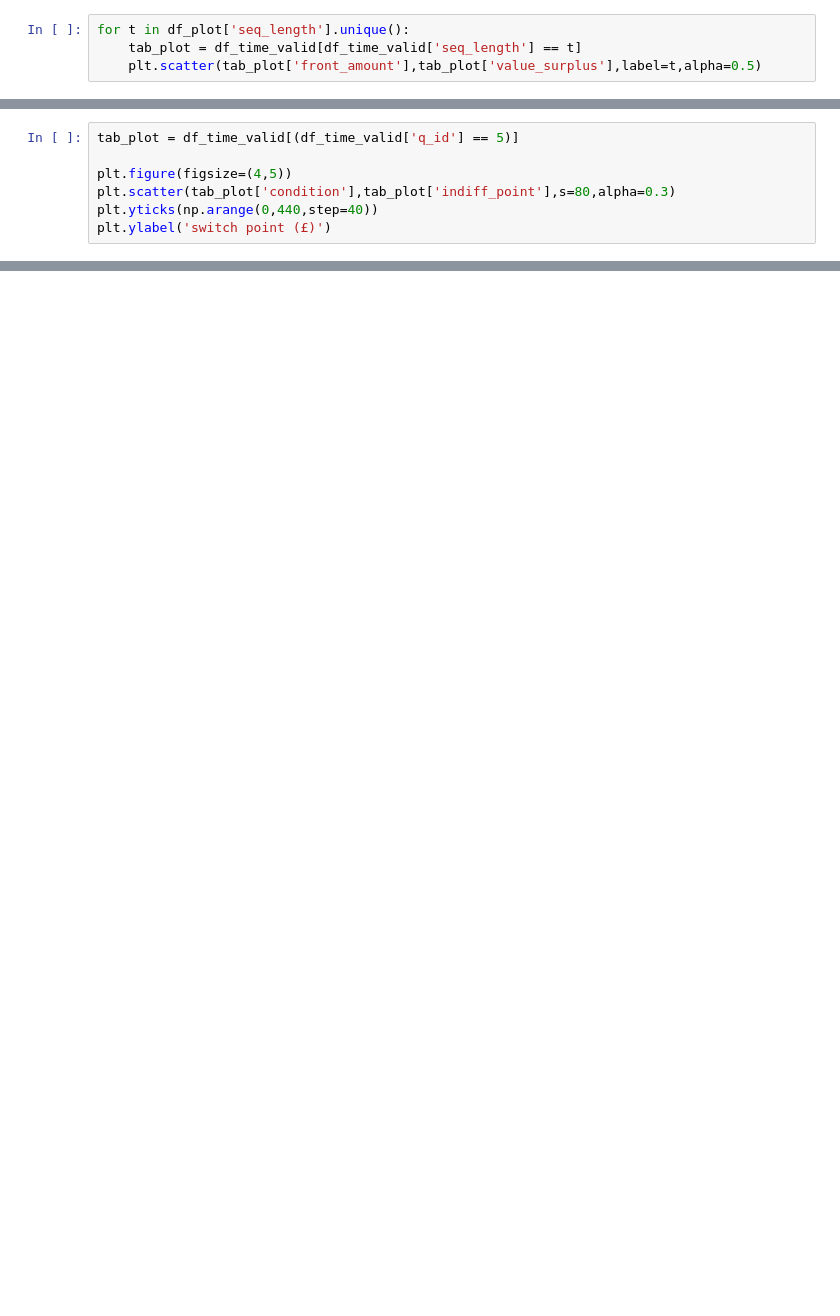
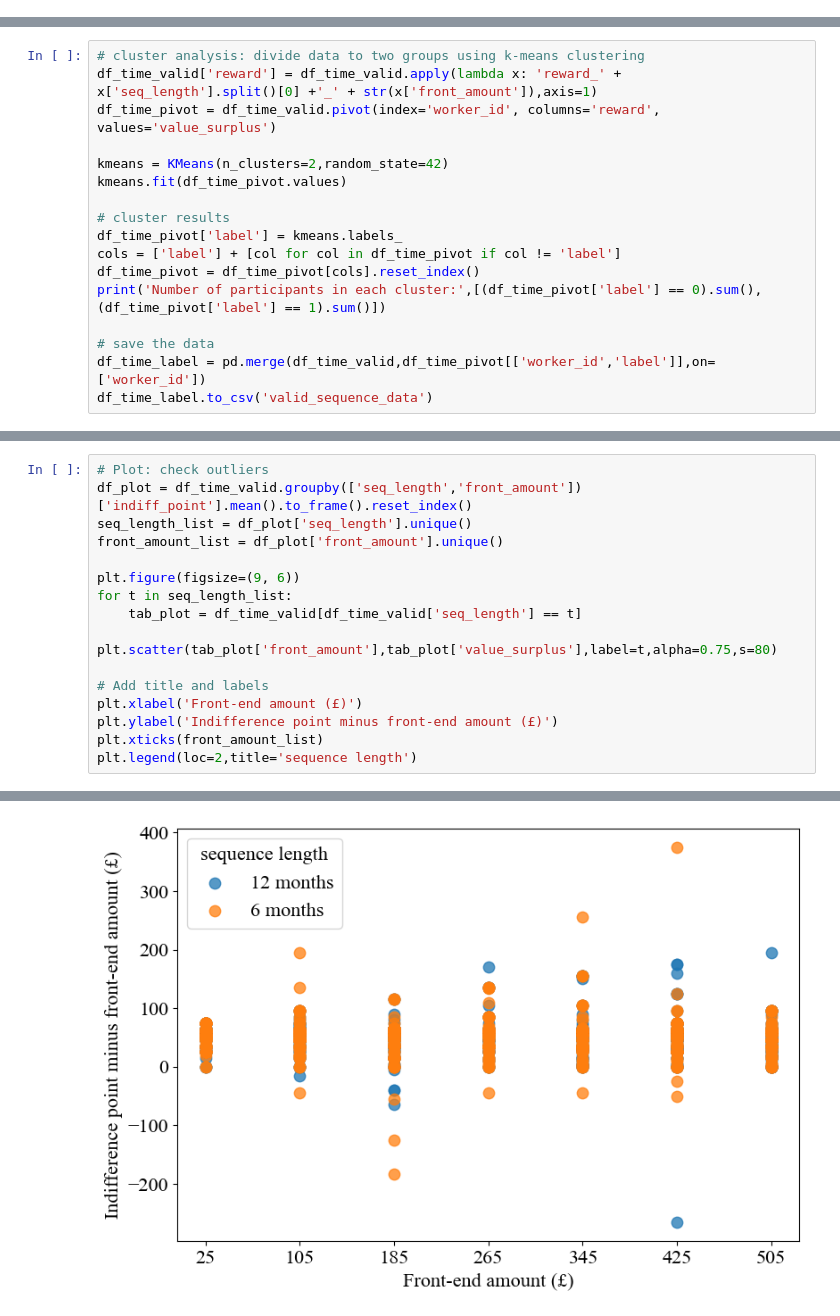
Before and after one commit to zarkwang/attention_discount_project, a Jupyter notebook: experiment_2/analysis.ipynb, the cells around one changed output, grey strips where cells are left out. Saved outputs shown, nothing was run; the diff lists cells and outputs as text; blank space fills up the shorter version.

Commit message:
regression analysis

```diff
--- a/experiment_2/analysis.ipynb
+++ b/experiment_2/analysis.ipynb
@@ -250,4 +0,0 @@ Text(0, 0.5, 'switch point minus front-end amount (£)')
-# %%
-for t in df_plot['seq_length'].unique():
-    tab_plot = df_time_valid[df_time_valid['seq_length'] == t]
-    plt.scatter(tab_plot['front_amount'],tab_plot['value_surplus'],label=t,alpha=0.5)
@@ -501,7 +0,0 @@ Text(0, 0.5, 'frequency')
-# %%
-tab_plot = df_time_valid[(df_time_valid['q_id'] == 5)]
-
-plt.figure(figsize=(4,5))
-plt.scatter(tab_plot['condition'],tab_plot['indiff_point'],s=80,alpha=0.3)
-plt.yticks(np.arange(0,440,step=40))
-plt.ylabel('switch point (£)')
@@ -693,0 +147,17 @@ app.quit()
+# %%
+# cluster analysis: divide data to two groups using k-means clustering
+df_time_valid['reward'] = df_time_valid.apply(lambda x: 'reward_' + x['seq_length'].split()[0] +'_' + str(x['front_amount']),axis=1)
+df_time_pivot = df_time_valid.pivot(index='worker_id', columns='reward', values='value_surplus')
+
+kmeans = KMeans(n_clusters=2,random_state=42)
+kmeans.fit(df_time_pivot.values)
+
+# cluster results
+df_time_pivot['label'] = kmeans.labels_
+cols = ['label'] + [col for col in df_time_pivot if col != 'label']
+df_time_pivot = df_time_pivot[cols].reset_index()
+print('Number of participants in each cluster:',[(df_time_pivot['label'] == 0).sum(),(df_time_pivot['label'] == 1).sum()])
+
+# save the data
+df_time_label = pd.merge(df_time_valid,df_time_pivot[['worker_id','label']],on=['worker_id'])
+df_time_label.to_csv('valid_sequence_data')
@@ -693,0 +166,17 @@ app.quit()
+# %%
+# Plot: check outliers
+df_plot = df_time_valid.groupby(['seq_length','front_amount'])['indiff_point'].mean().to_frame().reset_index()
+seq_length_list = df_plot['seq_length'].unique()
+front_amount_list = df_plot['front_amount'].unique()
+
+plt.figure(figsize=(9, 6))
+for t in seq_length_list:
+    tab_plot = df_time_valid[df_time_valid['seq_length'] == t]
+    plt.scatter(tab_plot['front_amount'],tab_plot['value_surplus'],label=t,alpha=0.75,s=80)
+
+# Add title and labels
+plt.xlabel('Front-end amount (£)')
+plt.ylabel('Indifference point minus front-end amount (£)')
+plt.xticks(front_amount_list)
+plt.legend(loc=2,title='sequence length')
+# %% [output]
@@ -693,0 +184 @@ app.quit()
+[figure, added]
```
Also changed, not shown: parts of 76 cells of this notebook, 23 other files.
